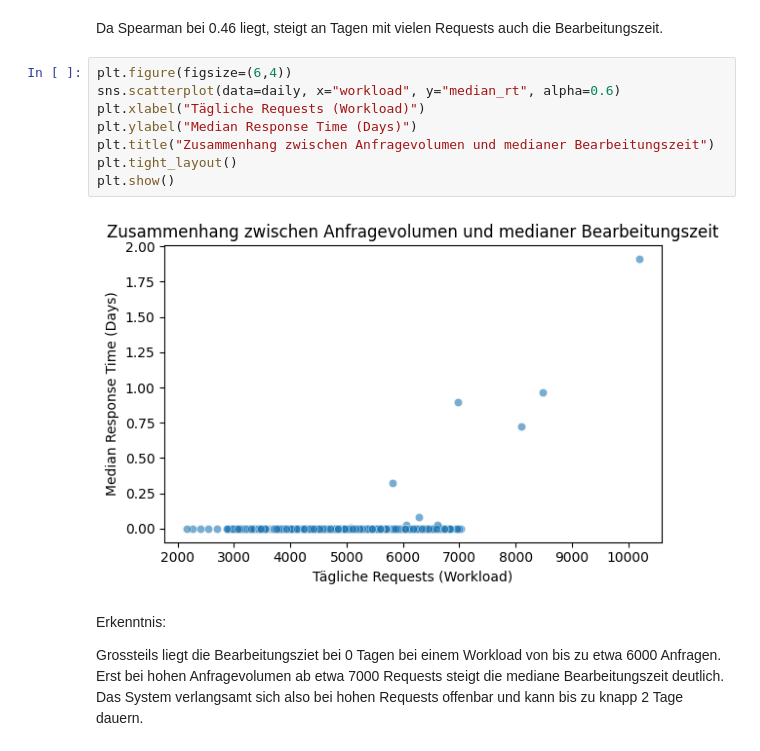
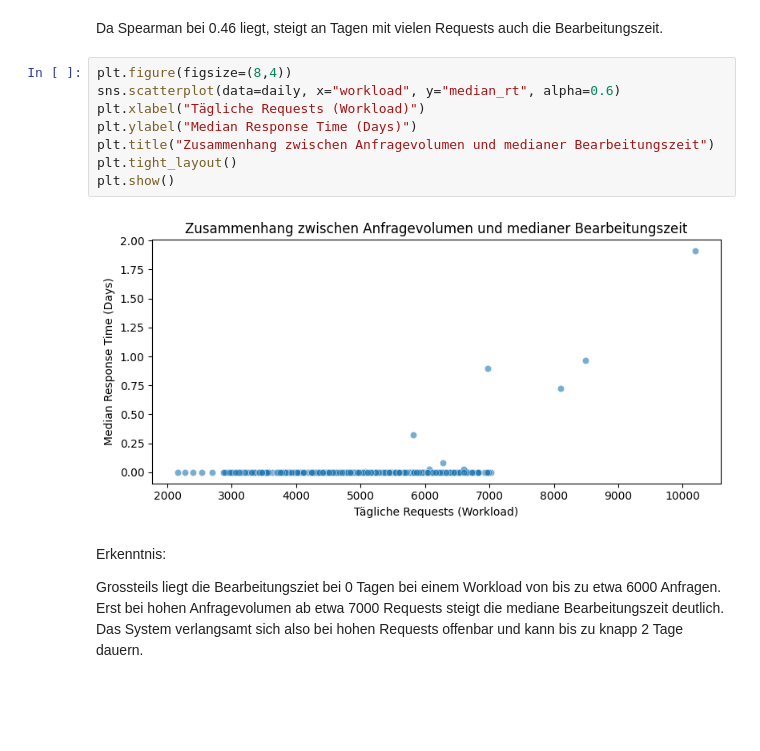
Before and after one commit to Ameowsle/Statistic-Macher, a Jupyter notebook: Bearbeitungszeit_SR_Requests.ipynb, the cells around one changed output. Drawn from its saved outputs; the diff is of its cells as text; blank space fills up the shorter version.

```diff
--- a/Bearbeitungszeit_SR_Requests.ipynb
+++ b/Bearbeitungszeit_SR_Requests.ipynb
@@ -907,15 +898,15 @@ SignificanceResult(statistic=np.float64(0.4611826733874099), pvalue=np.float64(1
 # %% [markdown]
 Da Spearman bei 0.46 liegt, steigt an Tagen mit vielen Requests auch die Bearbeitungszeit.
 # %%
-plt.figure(figsize=(6,4))
+plt.figure(figsize=(8,4))
 sns.scatterplot(data=daily, x="workload", y="median_rt", alpha=0.6)
 plt.xlabel("Tägliche Requests (Workload)")
 plt.ylabel("Median Response Time (Days)")
 plt.title("Zusammenhang zwischen Anfragevolumen und medianer Bearbeitungszeit")
 plt.tight_layout()
 plt.show()
 # %% [output]
-[figure, old version]
+[figure, new version]
 # %% [markdown]
 Erkenntnis:
 
```
Also changed, not shown: parts of 30 cells of this notebook, 1 other file.
